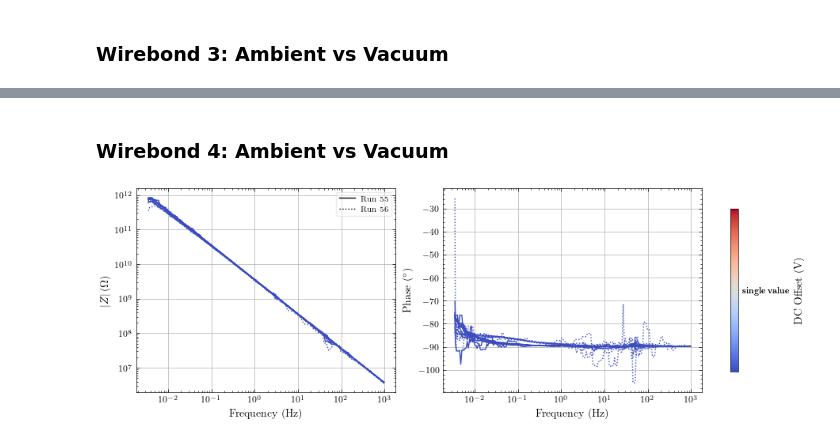
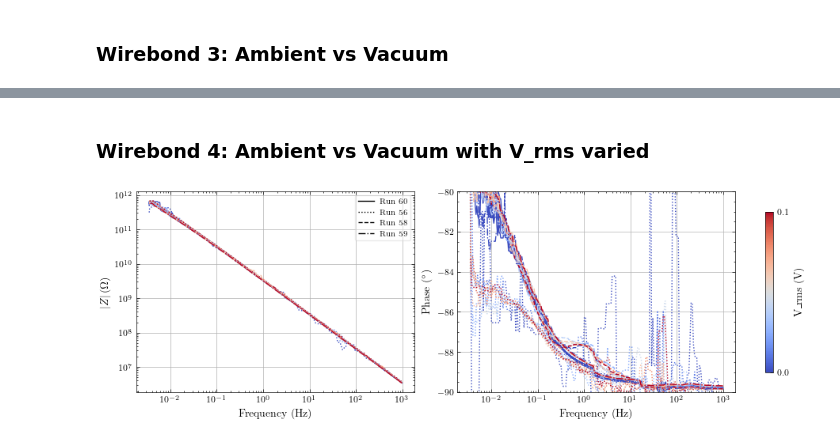
Before and after one commit to hc3413/IS_Analysis, a Jupyter notebook: IS_Analysis_solatron.ipynb, the cells around one changed output, grey strips where cells are left out. Saved outputs shown, nothing was run; the diff lists cells and outputs as text; code cells hidden in the pictures.

```diff
--- a/IS_Analysis_solatron.ipynb
+++ b/IS_Analysis_solatron.ipynb
@@ -69,8 +69,8 @@ fig2, ax2 = IS_plot([solatron[51], solatron[52]],
 # %% [markdown]
-### Wirebond 4: Ambient vs Vacuum
+### Wirebond 4: Ambient vs Vacuum with V_rms varied
 # %%
-fig2, ax2 = IS_plot([solatron[55], solatron[56]],
-                     d_type='Zabsphi', freq_lim=[0, 1e3],
-                    sort_data=False, c_bar=2, fig_size=fig_size, med_filt = 9, force_key = False)
+fig3, ax3 = IS_plot([solatron[60], solatron[56], solatron[58], solatron[59]],
+                     d_type='Zabsphi', freq_lim=[0, 1e3], y_lim_right=[-90, -80],
+                    sort_data=False, c_bar=3, fig_size=fig_size, med_filt = 9, force_key = False)
 # %% [output]
-[figure, old version]
+[figure, new version]
```
Also changed, not shown: parts of 3 cells of this notebook, 2 other files.
